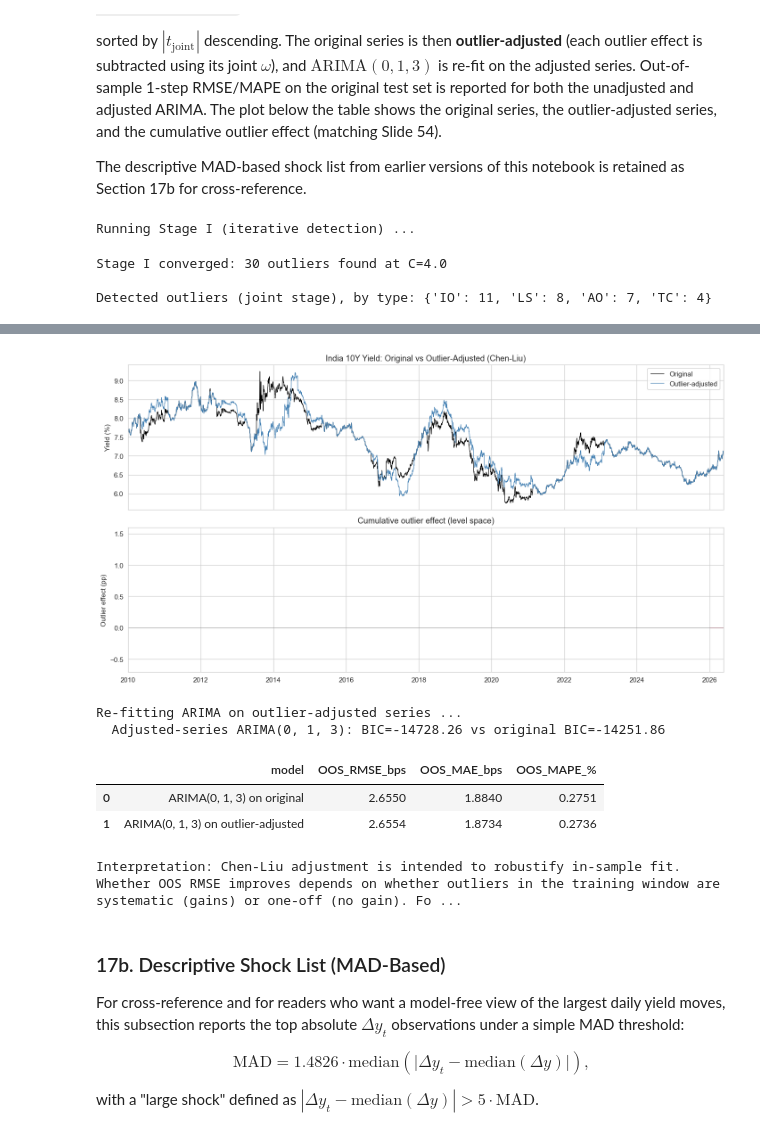
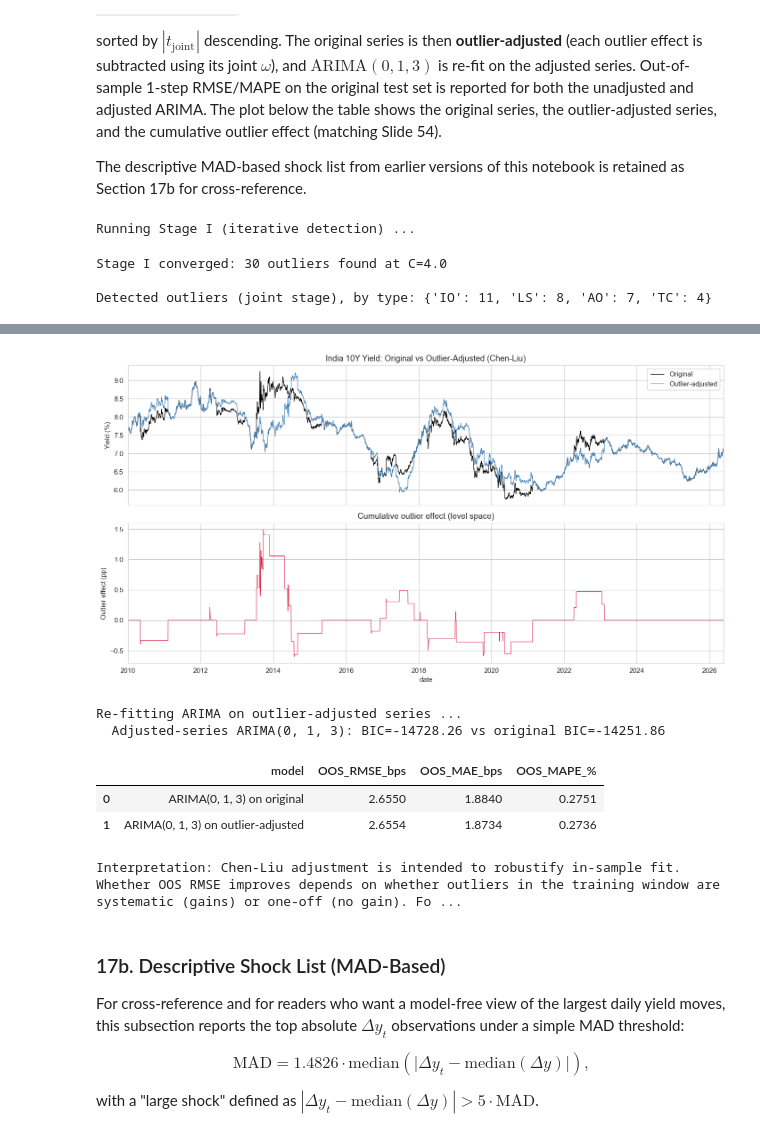
Before and after one commit to vybhav72954/india-gsec-yield, a Jupyter notebook: Univariate_India_10Y_Yield_v2.ipynb, the cells around one changed output, grey strips where cells are left out. Saved outputs shown, nothing was run; the diff lists cells and outputs as text; code cells hidden in the pictures.

Commit message:
Added the outputs and updated notebook

```diff
--- a/Univariate_India_10Y_Yield_v2.ipynb
+++ b/Univariate_India_10Y_Yield_v2.ipynb
@@ -186,8 +186,10 @@ plt.rcParams["figure.figsize"] = (12, 5.5)
 plt.rcParams["figure.dpi"] = 110
 
 DATA_DIR = Path("clean_data")
-OUT_DIR = Path("outputs/notebook_univariate")
+OUT_DIR = Path("outputs/tables")
+FIG_DIR = Path("outputs/figures")
 OUT_DIR.mkdir(parents=True, exist_ok=True)
+FIG_DIR.mkdir(parents=True, exist_ok=True)
 
 DATA_PATH = DATA_DIR / "india_10y_weekday.csv"
 RAW_DATA_PATH = Path("yield_curve_data/cache/IND_10Y_daily.parquet")
@@ -2626,11 +2630,16 @@ adjusted_series.plot(ax=axes[0], color="steelblue", lw=0.8, label="Outlier-adjus
 axes[0].set_ylabel("Yield (%)")
 axes[0].set_title("India 10Y Yield: Original vs Outlier-Adjusted (Chen-Liu)")
 axes[0].legend()
-axes[1].plot(y.index, total_effect, color="crimson", lw=0.7)
+# Use pd.Series.plot() (not raw axes[1].plot) so the bottom panel uses the
+# same pandas ordinal x-axis as the top panel; otherwise sharex=True draws
+# the bottom data off-screen because the two axes use different x-units
+# (pandas date-ordinals vs matplotlib datenums).
+pd.Series(total_effect, index=y.index).plot(ax=axes[1], color="crimson", lw=0.7)
 axes[1].axhline(0, color="grey", lw=0.5)
 axes[1].set_ylabel("Outlier effect (pp)")
 axes[1].set_title("Cumulative outlier effect (level space)")
 plt.tight_layout()
+plt.savefig(FIG_DIR / "chen_liu_outliers.png", dpi=130, bbox_inches="tight")
 plt.show()
 
 # Re-fit ARIMA on outlier-adjusted series and compare OOS performance.
@@ -2664,34 +2673,34 @@ chen_liu_oos = pd.DataFrame({
 display(chen_liu_oos.round(4))
 print(
     "Interpretation: Chen-Liu adjustment is intended to robustify in-sample "
     "fit. Whether OOS RMSE improves depends on whether outliers in the "
     "training window are systematic (gains) or one-off (no gain). For "
     "daily sovereign yields, the test set typically inherits its own large "
     "moves that no in-sample adjustment can pre-clean."
 )
 # %% [output]
 Running Stage I (iterative detection) ...
 Stage I converged: 30 outliers found at C=4.0
 
 Detected outliers (joint stage), by type: {'IO': 11, 'LS': 8, 'AO': 7, 'TC': 4}
 |  | date | type | omega_pp | omega_bps | t_joint | nearest_known_event | event_gap_days | nearest_festival | ... |
 | 0 | 2013-07-16 | LS | 0.5358 | 53.5776 | 20.6392 | RBI MSF tightening 2013 | 1 | no festival w/in window | ... |
 | 1 | 2013-08-21 | IO | -0.4818 | -48.1792 | -18.3531 | No named event within window | 30 | no festival w/in window | ... |
 | 2 | 2013-08-19 | AO | 0.3092 | 30.9241 | 17.1393 | No named event within window | 32 | Eid_al_Fitr | ... |
 | 3 | 2013-08-16 | IO | 0.4122 | 41.2242 | 15.7726 | No named event within window | 32 | Eid_al_Fitr | ... |
 | 4 | 2013-08-27 | IO | 0.3903 | 39.0342 | 14.9345 | No named event within window | 24 | no festival w/in window | ... |
 | 5 | 2010-05-04 | IO | -0.3746 | -37.4609 | -14.3327 | No named event within window | 1114 | no festival w/in window | ... |
 | 6 | 2013-09-20 | IO | 0.3718 | 37.1783 | 14.2228 | RBI MSF rollback 2013 | 0 | no festival w/in window | ... |
 | 7 | 2019-01-14 | LS | -0.3574 | -35.7448 | -13.7694 | No named event within window | 422 | no festival w/in window | ... |
 | 8 | 2020-05-13 | LS | -0.3533 | -35.3257 | -13.6082 | No named event within window | 63 | no festival w/in window | ... |
 | 9 | 2013-11-25 | LS | -0.3458 | -34.5847 | -13.3227 | No named event within window | 66 | no festival w/in window | ... |
 | ... | ... | ... | ... | ... | ... | ... | ... | ... | ... |
 | 25 | 2022-04-08 | LS | 0.2084 | 20.8360 | 8.0265 | No named event within window | 26 | no festival w/in window | ... |
 | 26 | 2020-03-20 | AO | -0.1434 | -14.3374 | -7.9813 | COVID-19 pandemic | 9 | Holi | ... |
 | 27 | 2018-01-16 | AO | 0.1420 | 14.1957 | 7.9024 | No named event within window | 434 | no festival w/in window | ... |
 | 28 | 2013-09-06 | TC | 0.1903 | 19.0289 | 7.8875 | RBI MSF rollback 2013 | 14 | no festival w/in window | ... |
 | 29 | 2016-09-12 | IO | -0.2005 | -20.0480 | -7.6705 | No named event within window | 57 | no festival w/in window | ... |
-[figure, old version]
+[figure, new version]
 Re-fitting ARIMA on outlier-adjusted series ...
   Adjusted-series ARIMA(0, 1, 3): BIC=-14728.26 vs original BIC=-14251.86
 |  | model | OOS_RMSE_bps | OOS_MAE_bps | OOS_MAPE_% |
```
Also changed, not shown: parts of 13 cells of this notebook, 27 other files.
